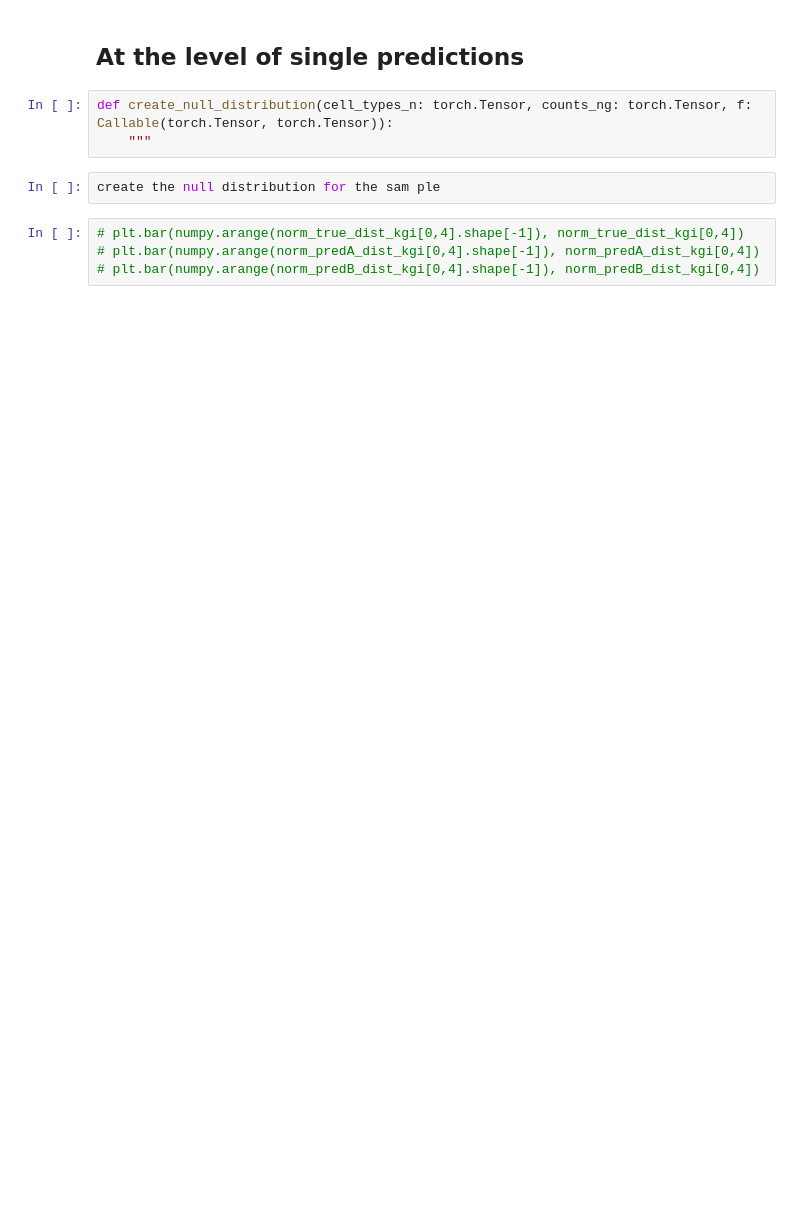
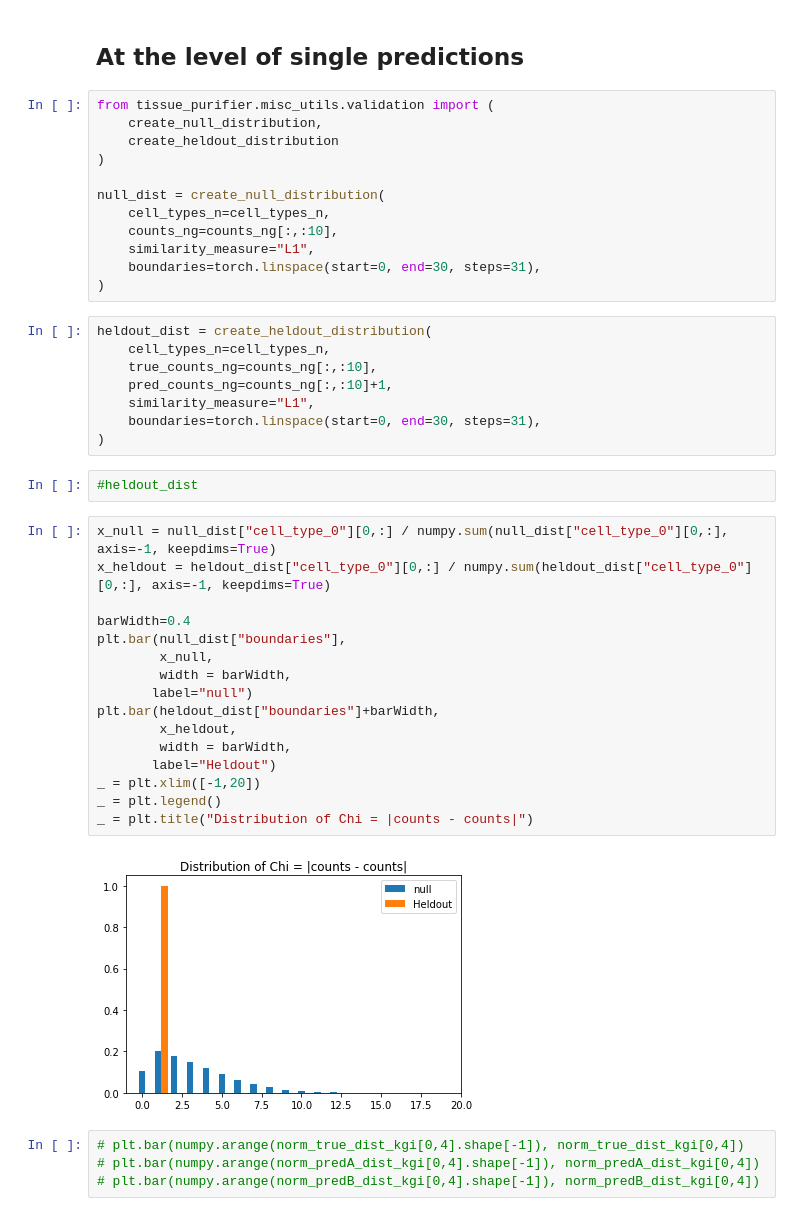
Before and after one commit to broadinstitute/tissue_purifier, a Jupyter notebook: notebooks/tp_02_validation_PYRO.ipynb, the cells around one changed output. Cells and saved outputs as stored; diff of their text form; blank space fills up the shorter version.

```diff
--- a/notebooks/tp_02_validation_PYRO.ipynb
+++ b/notebooks/tp_02_validation_PYRO.ipynb
@@ -739,10 +736,45 @@ tensor(1.5536) tensor(1.5434) tensor(1.5411)
 # %% [markdown]
 ## At the level of single predictions
 # %%
-def create_null_distribution(cell_types_n: torch.Tensor, counts_ng: torch.Tensor, f: Callable(torch.Tensor, torch.Tensor)):
-    """
+from tissue_purifier.misc_utils.validation import (
+    create_null_distribution,
+    create_heldout_distribution
+)
+
+null_dist = create_null_distribution(
+    cell_types_n=cell_types_n,
+    counts_ng=counts_ng[:,:10],
+    similarity_measure="L1",
+    boundaries=torch.linspace(start=0, end=30, steps=31),
+)
-# %%
-create the null distribution for the sam ple
+# %%
+heldout_dist = create_heldout_distribution(
+    cell_types_n=cell_types_n,
+    true_counts_ng=counts_ng[:,:10],
+    pred_counts_ng=counts_ng[:,:10]+1,
+    similarity_measure="L1",
+    boundaries=torch.linspace(start=0, end=30, steps=31),
+)
+# %%
+#heldout_dist
+# %%
+x_null = null_dist["cell_type_0"][0,:] / numpy.sum(null_dist["cell_type_0"][0,:], axis=-1, keepdims=True)
+x_heldout = heldout_dist["cell_type_0"][0,:] / numpy.sum(heldout_dist["cell_type_0"][0,:], axis=-1, keepdims=True)
+
+barWidth=0.4
+plt.bar(null_dist["boundaries"],
+        x_null,
+        width = barWidth,
+       label="null")
+plt.bar(heldout_dist["boundaries"]+barWidth,
+        x_heldout,
+        width = barWidth,
+       label="Heldout")
+_ = plt.xlim([-1,20])
+_ = plt.legend()
+_ = plt.title("Distribution of Chi = |counts - counts|")
+# %% [output]
+[figure, added]
 # %%
 # plt.bar(numpy.arange(norm_true_dist_kgi[0,4].shape[-1]), norm_true_dist_kgi[0,4])
 # plt.bar(numpy.arange(norm_predA_dist_kgi[0,4].shape[-1]), norm_predA_dist_kgi[0,4])
```
Also changed, not shown: parts of 16 cells of this notebook, 2 other files.
